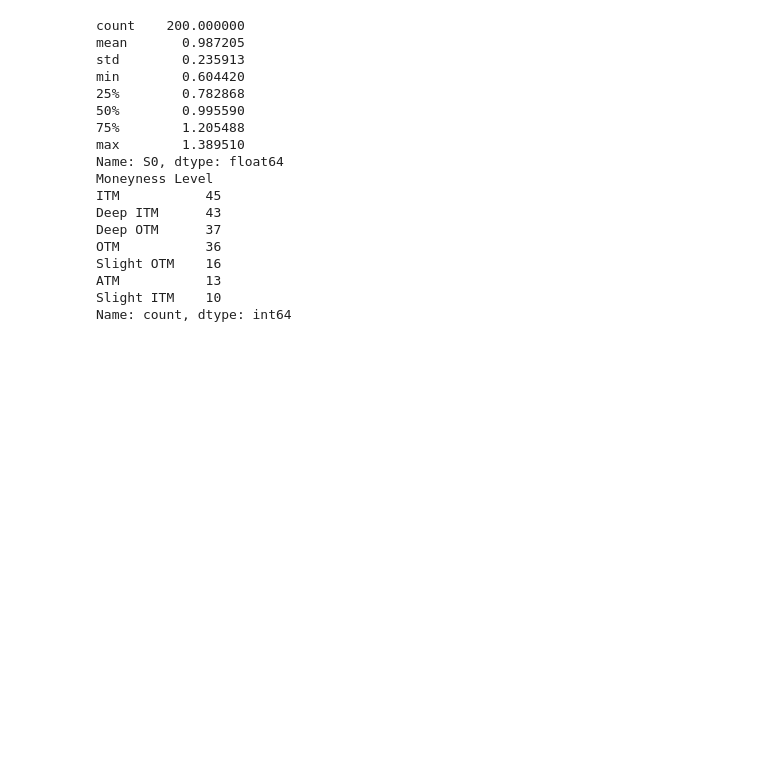
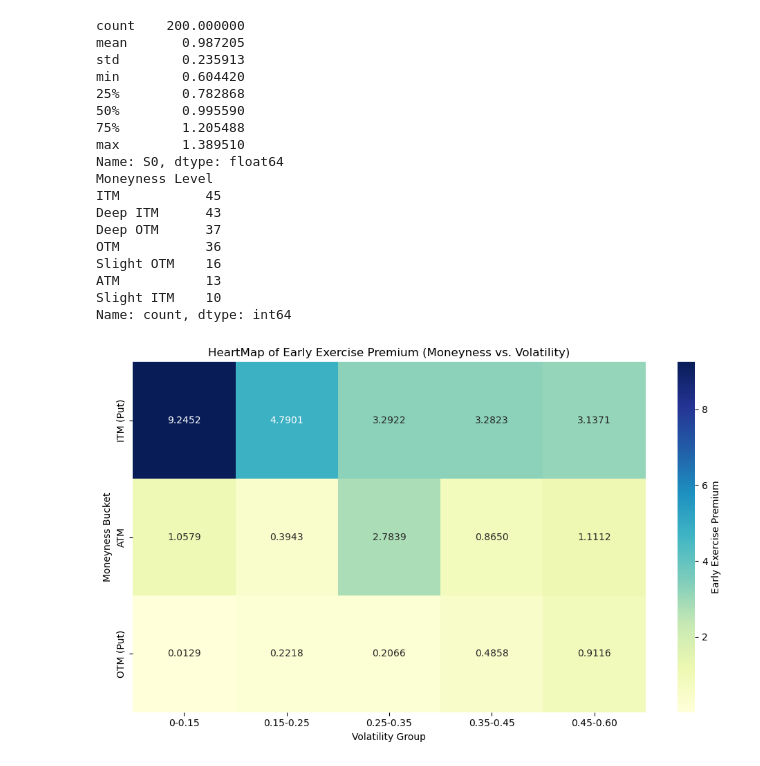
Before and after one commit to sockiesss/LSM_Option_Pricing, a Jupyter notebook: notebooks/tests.ipynb, the cells around one changed output. Saved outputs shown, nothing was run; the diff lists cells and outputs as text; code cells hidden in the pictures; blank space fills up the shorter version.

Commit message:
add extreme-parameter cases and draw heatmaps

```diff
--- a/notebooks/tests.ipynb
+++ b/notebooks/tests.ipynb
@@ -520,13 +525,13 @@ def random_benchmark_test(LSM_engine, FDM_engine, option_type = 'put', n_samples
         LSM_engine: our own implementation of LSM algorithm
             LSM(S0, K, T, r, q, sigma, n_steps, n_paths, option_type='put')
         FDM_engine: the imported FDM algorithm from QuantLib as comparison
-             FDM(S0, K, T, r, q, sigma, n_steps, n_paths, option_type = "put")
+            FDM(S0, K, T, r, q, sigma, n_steps, n_paths, option_type = "put")
         iterations: as it states, the iteration times to reduce randomness
         parameters: S0, K, T, r, q, sigma, (n_steps, n_paths)
     Return:
         dataframe: a DataFrame similar to Table 1
     """
-    # Parameters (RANDOM GENERATED PARAMETERS - FIX STRIKE)
+    # Parameters
     np.random.seed(seed)
     strike = 100 # We fix K at 100 for convenience (ITM, ATM, OTM)
     stock = np.random.uniform(60, 140, n_samples) # from deep ITM to deep OTM
@@ -573,6 +578,8 @@ def random_benchmark_test(LSM_engine, FDM_engine, option_type = 'put', n_samples
             within_2se = abs(accuracy) <= 2*lsm_se
         else:
             within_2se = abs(accuracy) < 0.001 # LSM std error close to zero but LSM price within a tenth of a cent of the FDM price
+        dist_se = abs(accuracy)/(lsm_se + 1e-6)
+        within_2se = abs(accuracy) <= (2*lsm_se)
         # if S0/K < 1:
         #     moneyness = "ITM"
         # elif S0/K == 1:
@@ -596,6 +603,7 @@ def random_benchmark_test(LSM_engine, FDM_engine, option_type = 'put', n_samples
             "Early Exercise (FDM)": round(fdm_price - bsm_price, 4),
             "Early Exercise (LSM)": round(lsm_price - bsm_price, 4),
             "Accuracy": round(accuracy, 3),
+            "Distance to se": round(dist_se, 3),
             "Within 2se": "yes" if within_2se else "no"
         })
 
@@ -778,0 +787,77 @@ Name: count, dtype: int64
+# %%
+#(Part 4) Visualization of random benchmark test results - e.g. how the early exercise premium changes across moneyness and duration
+def moneyness_vol_heat_map(df):
+    """
+    Visualize how the early exercise premium changes across moneyness and volatility
+    Input:
+        df: the DataFrame generated from random_benchmark_test function
+    Return:
+        a heat map of early exercise premium across moneyness and duration
+    """
+    df['Volatility_group'] = pd.cut(df['sigma'], bins=[0, 0.15, 0.25, 0.30, 0.45, 0.60], labels=['0-0.15', '0.15-0.25', '0.25-0.35', '0.35-0.45', '0.45-0.60'])
+    heatmap_data = df.groupby(['Moneyness_Bucket', 'sigma_group'])['Early Exercise (LSM)'].mean().unstack()
+    order = ["ITM (Put)", "ATM", "OTM (Put)"]
+    heatmap_data = heatmap_data.reindex(order)
+
+    plt.figure(figsize=(10, 6))
+    sns.heatmap(heatmap_data, annot=True, fmt=".4f", cmap="YlGnBu", cbar_kws={'label': 'Early Exercise Premium'})
+    plt.title('HeartMap of Early Exercise Premium (Moneyness vs. Volatility)')
+    plt.xlabel('Volatility Group')
+    plt.ylabel('Moneyness Bucket')
+    plt.tight_layout()
+    plt.show()
+
+def moneyness_duration_heat_map(df):
+    """
+    Visualize how the early exercise premium changes across moneyness and duration
+    Input:
+        df: the DataFrame generated from random_benchmark_test function
+    Return:
+        a heat map of early exercise premium across moneyness and duration
+    """
+    df['Duration_group'] = pd.cut(df['T'], bins=[0.24, 0.5, 0.75, 1.0, 2.0, 3.0], labels=['3mo+', '6mo+', '9mo+', '1yr+', '2yr-3yr'])
+    heatmap_data = df.groupby(['Moneyness_Bucket', 'T_group'])['Early Exercise (LSM)'].mean().unstack()
+    order = ["ITM (Put)", "ATM", "OTM (Put)"]
+    heatmap_data = heatmap_data.reindex(order)
+
+    plt.figure(figsize=(10, 6))
+    sns.heatmap(heatmap_data, annot=True, fmt=".4f", cmap="YlOrRd", cbar_kws={'label': 'Early Exercise Premium'})
+    plt.title('HeatMap of Early Exercise Premium (Moneyness vs. Duration)')
+    plt.xlabel('Duration Group')
+    plt.ylabel('Moneyness Bucket')
+    plt.tight_layout()
+    plt.show()
+
+def interest_divided_heat_map(df):
+    """
+    Visualize how the early exercise premium changes across interest rate and dividend rate
+    Input:
+        df: the DataFrame generated from random_benchmark_test function
+    Return:
+        a heat map of early exercise premium across interest rate and dividend rate
+    """
+    df['interest_group'] = pd.cut(df['r'], bins=[0.00, 0.03, 0.06, 0.10, 0.15], labels=['0-3%', '3-6%', '6-10%', '10-15%'])
+    df['dividend_group'] = pd.cut(df['q'], bins=[0.00, 0.02, 0.04, 0.06, 0.08], labels=['0-2%', '2-4%', '4-6%', '6-8%'])
+    order_r = ['0-3%', '3-6%', '6-10%', '10-15%']
+    order_q = ['0-2%', '2-4%', '4-6%', '6-8%']
+    fig, axes = plt.subplots(1, 3, figsize=(18, 5))
+    for ax, bucket in zip(axes, ['ITM (Put)', 'ATM', 'OTM (Put)']):
+        subset = df[df['Moneyness_Bucket'] == bucket]
+        heatmap_data = subset.groupby(['q_group', 'r_group'])['Early Exercise (LSM)'].mean().unstack()
+        heatmap_data = heatmap_data.reindex(index=order_q, columns=order_r)
+        sns.heatmap(heatmap_data, annot=True, fmt=".4f", cmap="PuBuGn", cbar_kws={'label': 'Early Exercise Premium'}, ax=ax)
+        ax.set_title(f'HeatMap of Early Exercise Premium for {bucket}')
+        ax.set_xlabel('Interest Rate Group')
+        ax.set_ylabel('Dividend Rate Group')
+    plt.tight_layout()
+    plt.show()
+#Note that the problem with HeatMap of r vs. q could be due to the limited number of samples in each bucket, which leads to high variance in the average early exercise premium.
+#We may fix this by increasing the sample size from 200 to 2000 but this causes a significant increase in runtime, so we keep it as it is for now and just interpret the heatmap with caution.
+#Also, the white blocks in the heatmap for ATM case are because of the limited sample size as well - we don't have certain data generated
+
+if __name__ == "__main__":
+    moneyness_vol_heat_map(df)
+    moneyness_duration_heat_map(df)
+    interest_divided_heat_map(df)
+# %% [output]
+[figure, added]
```
Also changed, not shown: parts of 12 cells of this notebook, 1 other file.
